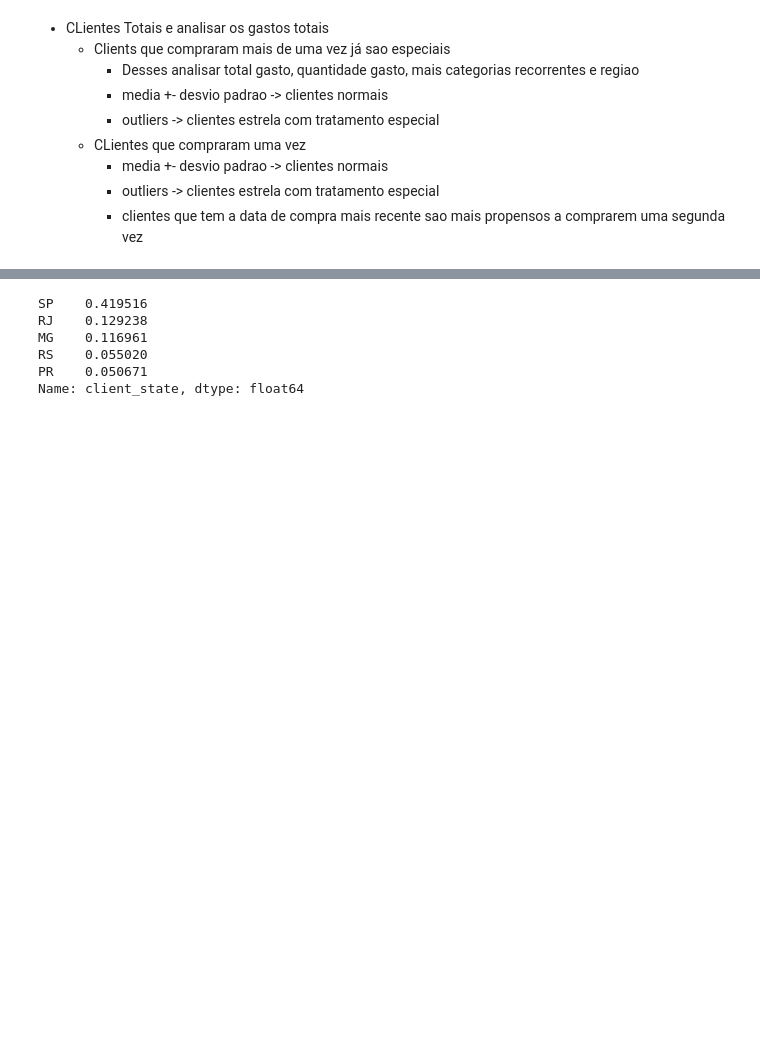
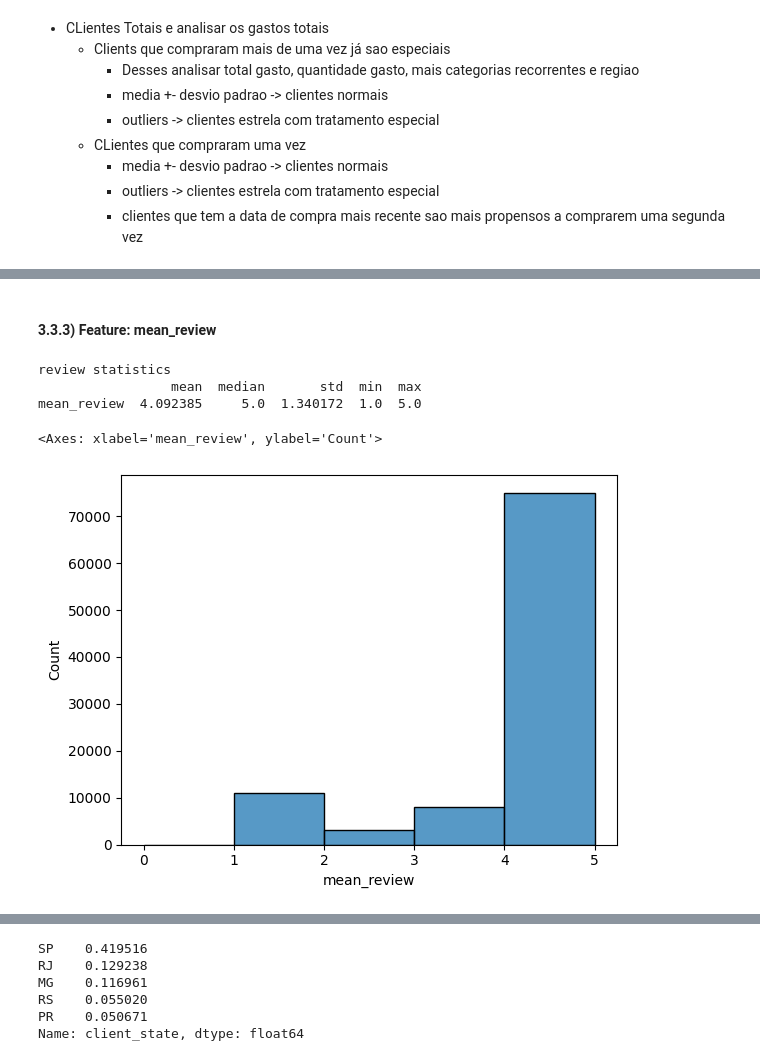
Before and after one commit to barbarafarah/clustering-clients, a Jupyter notebook: classifyng-customers.ipynb, the cells around one changed output, grey strips where cells are left out. Saved outputs shown, nothing was run; the diff lists cells and outputs as text; code cells hidden in the pictures; blank space fills up the shorter version.

```diff
--- a/classifyng-customers.ipynb
+++ b/classifyng-customers.ipynb
@@ -287,0 +281,12 @@ sns.histplot(df_clients['sum_price'], bins = 30, binrange = (0,7000))
+# %% [markdown]
+#### 3.3.3) Feature: mean_review
+# %%
+print("review statistics")
+print(statistics_features('mean_review', df_clients))
+sns.histplot(df_clients['mean_review'], bins = 5, binrange = (0,5))
+# %% [output]
+review statistics
+                 mean  median       std  min  max
+mean_review  4.092385     5.0  1.340172  1.0  5.0
+<Axes: xlabel='mean_review', ylabel='Count'>
+[figure, added]
```
Also changed, not shown: parts of 47 cells of this notebook, 1 other file.
